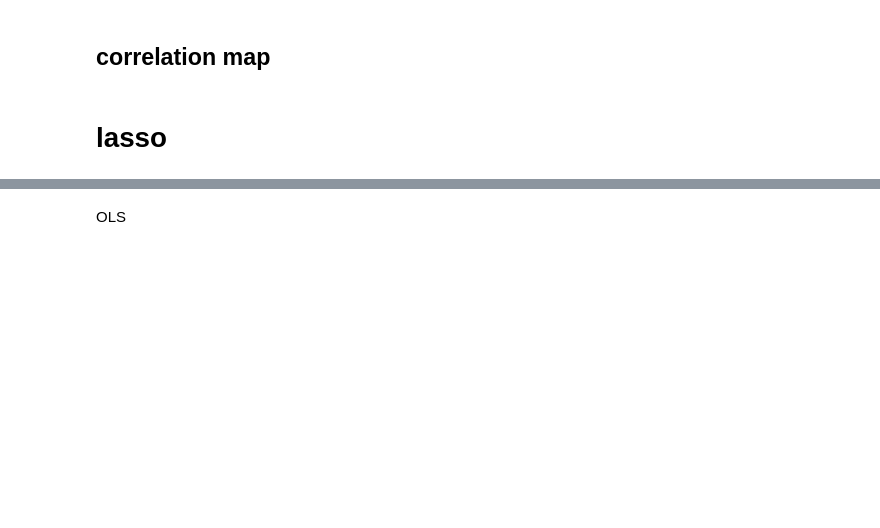
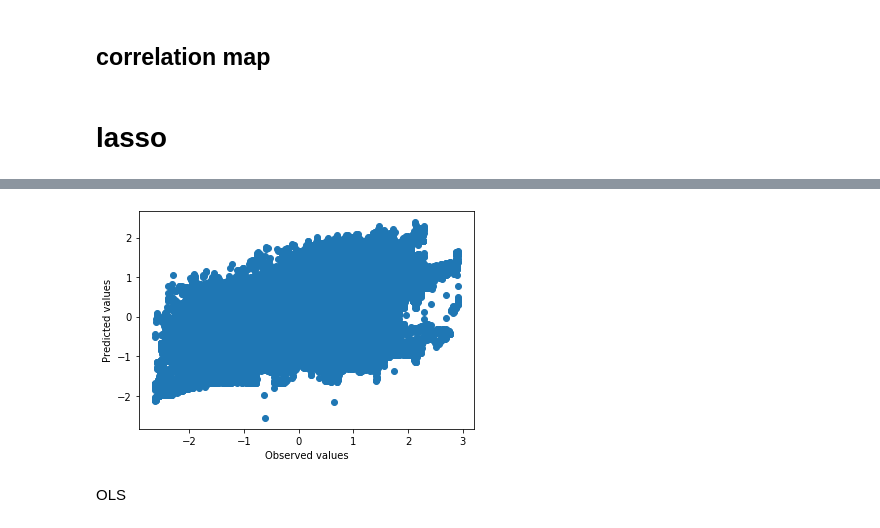
Before and after one commit to hyoussef/pmsm, a Jupyter notebook: pmsm.ipynb, the cells around one changed output, grey strips where cells are left out. Cells and saved outputs as stored; diff of their text form; code cells hidden in the pictures; blank space fills up the shorter version.

```diff
--- a/pmsm.ipynb
+++ b/pmsm.ipynb
@@ -378,2 +402,14 @@ ValueError: operands could not be broadcast together with shapes (199614,) (13,)
+# %%
+import numpy
+#graphique
+import matplotlib.pyplot as plt
+ax = plt.scatter(y_test,ypLassoinversed)
+#plt.scatter(y2_test,y2preditTest)
+#plt.plot(numpy.arange(0,1.3),numpy.arange(0,1.3))
+plt.xlabel("Observed values")
+plt.ylabel("Predicted values")
+plt.show()
+# %% [output]
+[figure, added]
 # %% [markdown]
 OLS
```
Also changed, not shown: parts of 13 cells of this notebook.
